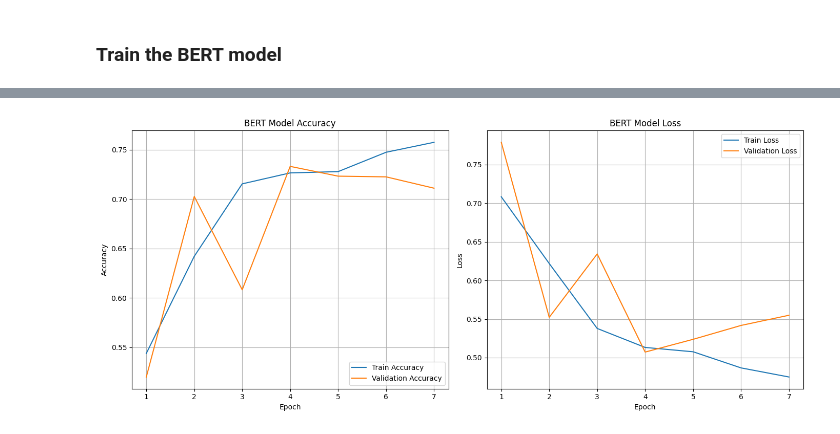
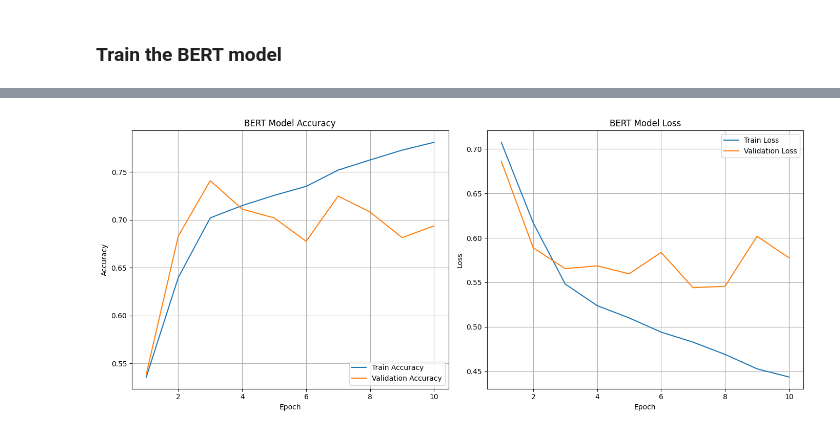
Before and after one commit to ecruanes8/EC523_FactOrFiction, a Jupyter notebook: Fact_or_Fiction.ipynb, the cells around one changed output, grey strips where cells are left out. Cells and saved outputs as stored; diff of their text form; code cells hidden in the pictures.

Commit message:
Add more visualization

```diff
--- a/Fact_or_Fiction.ipynb
+++ b/Fact_or_Fiction.ipynb
@@ -544,8 +573,15 @@ def calculate_accuracy(preds, labels):
 # %%
 # Training loop
 best_val_loss = float('inf')
-patience = 3
+patience = 5
 epochs_without_improvement = 0
+
+# Initialize lists to store metrics
+train_accuracy_history = []
+val_accuracy_history = []
+train_loss_history = []
+val_loss_history = []
+
 for epoch in range(0, EPOCHS):
     print(f"Epoch: {epoch+1}/{EPOCHS}")
     bert_model.train()
@@ -607,6 +643,13 @@ for epoch in range(0, EPOCHS):
 
     average_val_accuracy = val_accuracy / len(val_dataloader)
     average_val_loss = val_loss / len(val_dataloader)
+
+    # Store metrics for plotting
+    train_accuracy_history.append(avg_train_acc)
+    val_accuracy_history.append(average_val_accuracy)
+    train_loss_history.append(average_train_loss)
+    val_loss_history.append(average_val_loss)
+
     # Stop training when validation loss gets worse
     if average_val_loss < best_val_loss:
         best_val_loss = average_val_loss
@@ -739,39 +782,36 @@ plt.show()
 # %%
 import matplotlib.pyplot as plt
+import pandas as pd
 
-# Data extracted from the output of the BERT training loop (cell tZhaYkyVa35H)
-epochs_run = [1, 2, 3, 4, 5, 6, 7]
-train_accuracy = [0.5437, 0.6421, 0.7155, 0.7266, 0.7279, 0.7475, 0.7576]
-val_accuracy = [0.5198, 0.7027, 0.6082, 0.7332, 0.7233, 0.7226, 0.7111]
-train_loss = [0.7083, 0.6219, 0.5378, 0.5132, 0.5076, 0.4867, 0.4749]
-val_loss = [0.7789, 0.5522, 0.6343, 0.5072, 0.5237, 0.5417, 0.5549]
+# Use the history lists generated during the BERT training loop
+epochs_run = range(1, len(train_accuracy_history) + 1) # Dynamically generate epoch numbers
 
 plt.figure(figsize=(14, 6))
 
 # Plot training & validation accuracy values
 plt.subplot(1, 2, 1)
-plt.plot(epochs_run, train_accuracy, label='Train Accuracy')
-plt.plot(epochs_run, val_accuracy, label='Validation Accuracy')
+plt.plot(epochs_run, train_accuracy_history, label='Train Accuracy')
+plt.plot(epochs_run, val_accuracy_history, label='Validation Accuracy')
 plt.title('BERT Model Accuracy')
 plt.ylabel('Accuracy')
 plt.xlabel('Epoch')
 plt.legend(loc='lower right')
 plt.grid(True)
 
 # Plot training & validation loss values
 plt.subplot(1, 2, 2)
-plt.plot(epochs_run, train_loss, label='Train Loss')
-plt.plot(epochs_run, val_loss, label='Validation Loss')
+plt.plot(epochs_run, train_loss_history, label='Train Loss')
+plt.plot(epochs_run, val_loss_history, label='Validation Loss')
 plt.title('BERT Model Loss')
 plt.ylabel('Loss')
 plt.xlabel('Epoch')
 plt.legend(loc='upper right')
 plt.grid(True)
 
 plt.tight_layout()
 plt.show()
 # %% [output]
-[figure, old version]
+[figure, new version]
 # %%
 from sklearn.metrics import precision_score, recall_score, f1_score, classification_report
 
```
Also changed, not shown: parts of 32 cells of this notebook.
